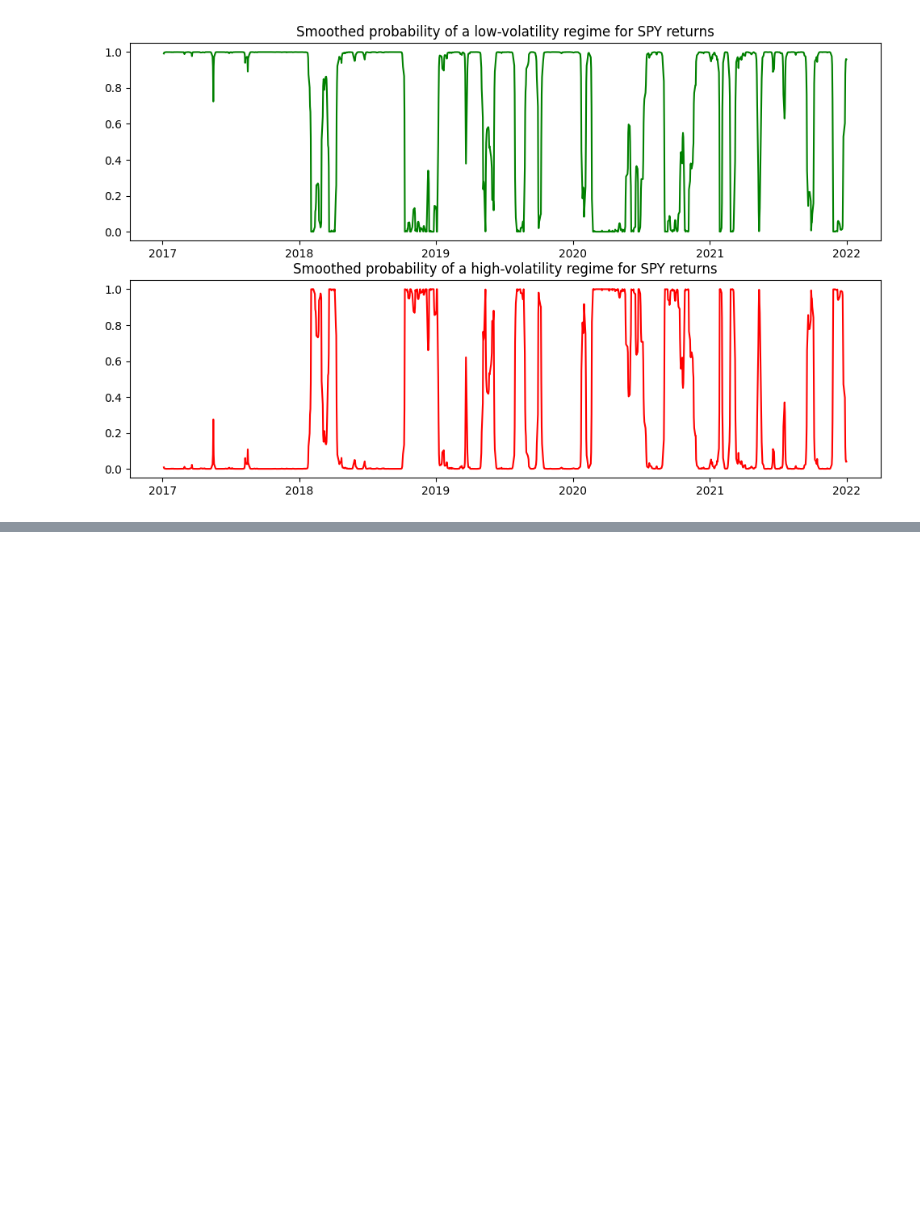
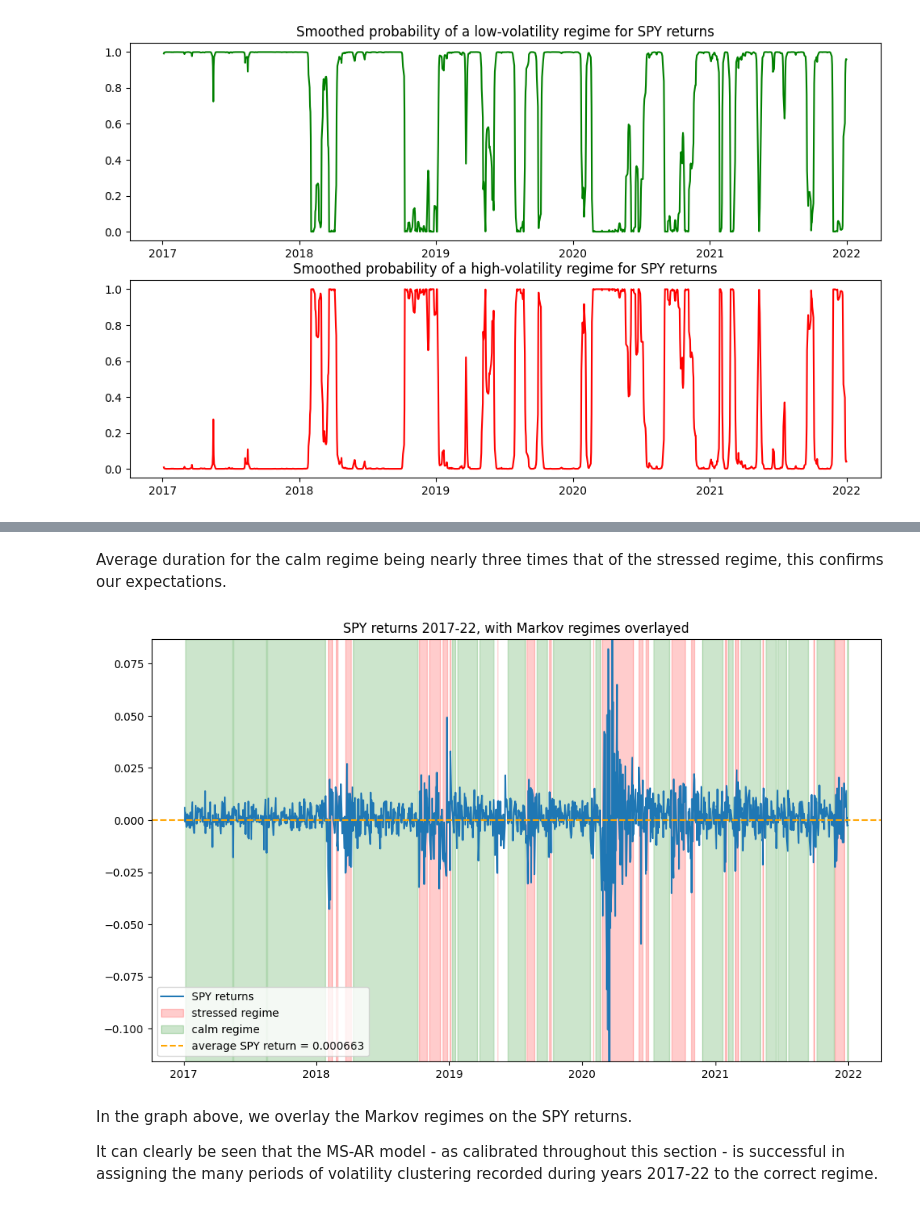
Before and after one commit to George-Creekbed/capstone_review, a Jupyter notebook: step1c.ipynb, the cells around one changed output, grey strips where cells are left out. Cells and saved outputs as stored; diff of their text form; code cells hidden in the pictures; blank space fills up the shorter version.

```diff
--- a/step1c.ipynb
+++ b/step1c.ipynb
@@ -72,6 +170,6 @@ mod_spy = sm.tsa.MarkovAutoregression(rets["SPY"], k_regimes=2, order=1, trend='
 # %%
 # halflife
-tau_days = np.array([10.5, 21]) # observing SPY returns half-revert in 10 days when low vol, 21 when high vol
+tau_days = np.array([10.5, 21]) # SPY returns half-revert in 10 days when low vol, in 21 when high vol
 business_year_in_days = 252
 tau = tau_days / business_year_in_days
 # UO's mean reversion adapted to AR(1)'s beta
@@ -79,6 +177,11 @@ log2 = np.log(2)
 kappa = log2 / tau
 beta = np.exp(-kappa / business_year_in_days)
 
+mu = [0.0005, -0.0010]
+alpha = mu * (1 - beta)
+
+sigma = [0.008, 0.02]
+
 # rough estimation of logit^-1(transition probabilities)
 P = np.array([0.9, 0.5])
 logit = np.exp(P)/(1 + np.exp(P))
@@ -91,32 +222,19 @@ logit = np.exp(P)/(1 + np.exp(P))
 
 start = mod_spy.start_params.copy()
 start[:2] = logit       # logit(P)       # mu guesses: calm 20 bp, stress 200 bp
-start[2:4] = [0.0005, -0.0010]  # mu          # beta guesses: kappa approx 2.3 /yr vs 1.0 /yr
-start[4:6] = [0.008, 0.02]           # sigma guesses
+start[2:4] = alpha  # mu          # beta guesses: kappa approx 2.3 /yr vs 1.0 /yr
+start[4:6] = np.square(sigma)           # sigma guesses
 # logit(P00) ~ 2.5  -> P00 approx 0.92 ; logit(P11) ~ 0   -> P11 approx 0.5
 start[6:8] = beta  # beta
-# start[:2] = [0.0005, -0.0010]  # mu          # beta guesses: kappa approx 2.3 /yr vs 1.0 /yr
-# start[2:4] = beta  # beta
-# start[4:6] = [0.008, 0.02]           # sigma guesses
-# # # logit(P00) ~ 2.5  -> P00 approx 0.92 ; logit(P11) ~ 0   -> P11 approx 0.5
-# start[6:8] = logit       # logit(P)       # mu guesses: calm 20 bp, stress 200 bp
 
 # bounds:   alpha ≥ 0,   0.70 <= beta <= 0.95,   sigma ≥ 1e‑3,   transition logits free
 b = [(0.25, 0.931), (0.25, 0.931), #(0.5, 0.731), (0.5, 0.731), # P         # mu
-	(-0.01, 0.01), (-0.01, 0.01), # mu   # beta
+	(-0.001, 0.1), (-0.001, 0.1), #(-0.01, 0.01), (-0.01, 0.01), # mu   # beta
 	(1e-3, 1e6), (1e-3, 1e6),    # sigma
 	(0.50, 1.3), (0.50, 1.3)]  #beta  # logits of P
-# b = [
-# 	(-0.01, 0.01), (-0.01, 0.01), # mu   # beta
-# 	(0.70, 1.1), (0.70, 1.1), #beta
-# 	(1e-3, 1e6), (1e-3, 1e6),    # sigma
-#     (0, 1e6), (0, 1e6),
-# 	#(0.25, 0.931), (0.25, 0.931) # P         # mu
-# ]
 
 np.random.seed(1234)
 spy_markov_results = mod_spy.fit(start_params=start, bounds=b, method="bfgs", maxiter=500, search_reps=20) # bounds=b,
-#spy_markov_results = mod_spy.fit(search_reps=20)
 # %%
 print( spy_markov_results.summary() )
 # %% [output]
@@ -171,0 +298,24 @@ Stressed regime:  15.631 days
+# %% [markdown]
+Average duration for the calm regime being nearly three times that of the stressed regime, this confirms our expectations.
+# %%
+min_spy = np.min(rets["SPY"])
+max_spy = np.max(rets["SPY"])
+overlay = spy_markov_results.smoothed_marginal_probabilities[0] #* max_spy
+overlay_g = spy_markov_results.smoothed_marginal_probabilities[1]
+
+plt.plot(rets["SPY"], label="SPY returns")
+plt.fill_between(overlay.index, min_spy, max_spy, where=overlay.values > 0.9, color="r", alpha=0.2, label="stressed regime")
+plt.fill_between(overlay_g.index, min_spy, max_spy, where=overlay_g.values > 0.9, color="g", alpha=0.2, label="calm regime")
+plt.axhline(0, ls="--", color="orange", lw=1.5, label="average SPY return = 0.000663")
+
+plt.ylim(min_spy, max_spy)
+plt.legend(loc="lower left")
+plt.title("SPY returns 2017-22, with Markov regimes overlayed")
+
+plt.show()
+# %% [output]
+[figure, added]
+# %% [markdown]
+In the graph above, we overlay the Markov regimes on the SPY returns.
+
+It can clearly be seen that the MS-AR model - as calibrated throughout this section - is successful in assigning the many periods of volatility clustering recorded during years 2017-22 to the correct regime.
```
Also changed, not shown: parts of 17 cells of this notebook.
